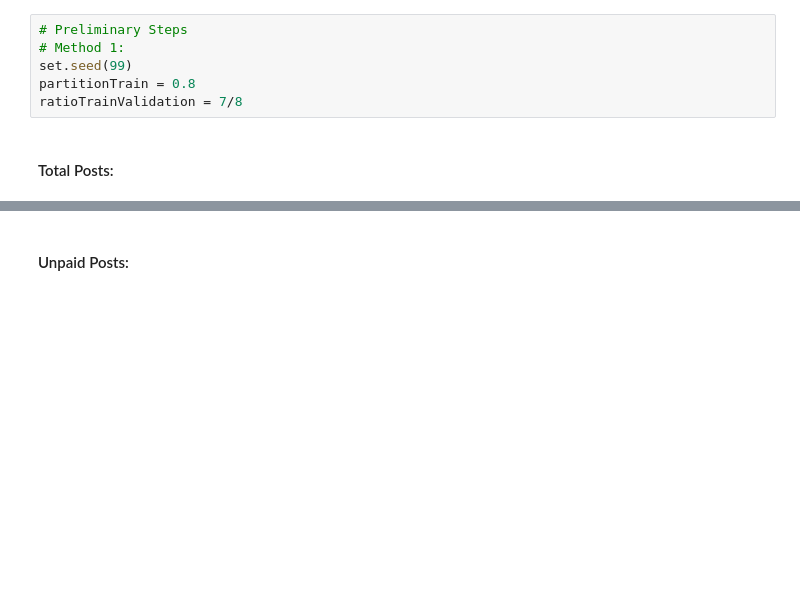
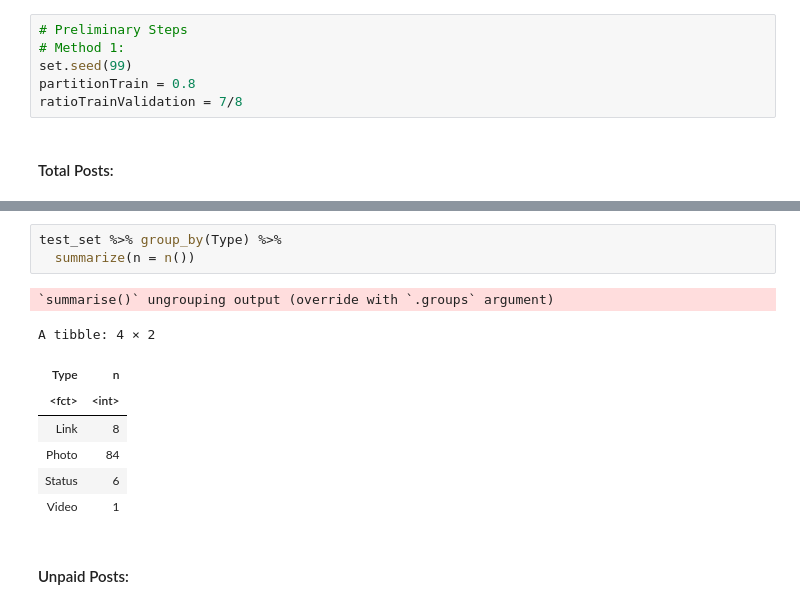
Before and after one commit to calamari99/Facebook-Post-Predictor, a Jupyter notebook: main.ipynb, the cells around one changed output, grey strips where cells are left out. Saved outputs shown, nothing was run; the diff lists cells and outputs as text; blank space fills up the shorter version.

```diff
--- a/main.ipynb
+++ b/main.ipynb
@@ -127,3 +171,15 @@ train_set
+# %%
+test_set %>% group_by(Type) %>%
+  summarize(n = n())
+# %% [output]
+`summarise()` ungrouping output (override with `.groups` argument)
+A tibble: 4 × 2
+| Type | n |
+| <fct> | <int> |
+| Link | 8 |
+| Photo | 84 |
+| Status | 6 |
+| Video | 1 |
 # %% [markdown]
 #### Unpaid Posts:
 # %%
```
Also changed, not shown: parts of 32 cells of this notebook.
